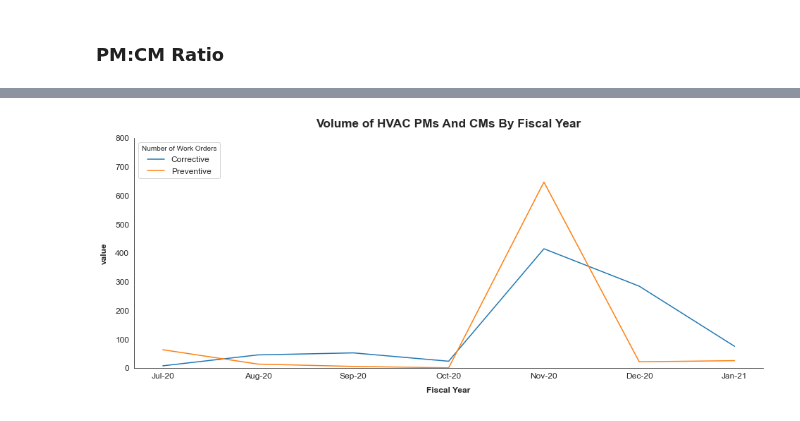
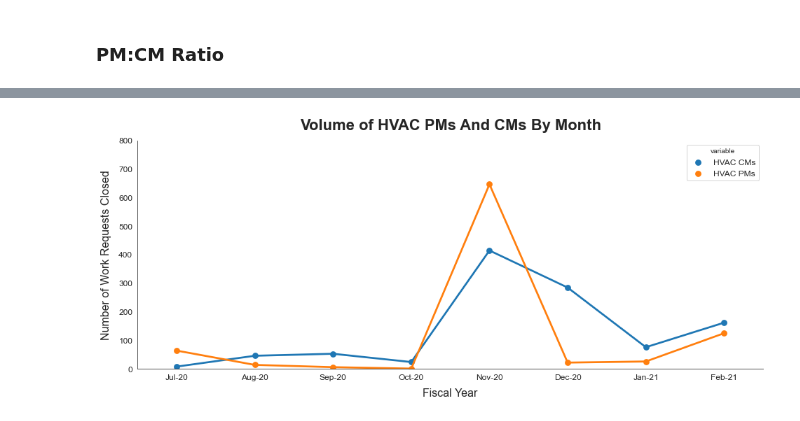
Before and after one commit to department-of-general-services/KPI_central, a Jupyter notebook: FMD_scorecard.ipynb, the cells around one changed output, grey strips where cells are left out. Cells and saved outputs as stored; diff of their text form; code cells hidden in the pictures.

```diff
--- a/FMD_scorecard.ipynb
+++ b/FMD_scorecard.ipynb
@@ -50,7 +51,7 @@ pd.options.mode.chained_assignment = None  # default='warn'
 This data is a copy of Archibus's `wrhwr` table stored at DGS's account on Data.World. To see the exact query used to generate the input data, see `/sql/input_for_FMD_KPIs.sql`.
 # %%
 kpis_raw = dw.query(
-    dataset_key="dgsbpio/auditfinding3", query="select * from wrhwr_02042021"
+    dataset_key="dgsbpio/auditfinding3", query="select * from wrhwr_20210304"
 ).dataframe
 # %%
 print(f"The work orders dataframe has {kpis_raw.shape[0]:,} rows.")
@@ -97,7 +98,7 @@ By tidying the data, we have removed 127 rows.
 The data comes to us with many canceled work orders. Those shouldn't count against us as not having been completed on time. So we drop them here.
 # %%
 # drop rows that were canceled
-cond_valid = wr_tidy["status"] != "Can"
+cond_valid = ~wr_tidy["status"].isin(["Can", "Rej"])
 
 wr_valid = wr_tidy[cond_valid]
 
@@ -443,2 +446,4 @@ pointplot_with_barplot(
+# %%
+end_date = "03-01-2021"
 # %% [markdown]
 ### PMs on Time
@@ -491,7 +482,7 @@ pointplot_with_barplot(
 # %% [markdown]
 ### PM:CM Ratio
 # %%
-pm_cm_ratio_current_fy = compute_pm_cm_by_month(wr_HVAC, PM_list)
+pm_cm_ratio_current_fy = compute_pm_cm_by_month(wr_HVAC, PM_list, end_date=end_date)
 pm_cm_ratio_current_fy
 # %% [output]
 |  | year_month | pm_cm_ratio | count_cm | count_pm | count_hvac |
@@ -528,17 +520,25 @@ pointplot_with_barplot(
 # %%
-count_plot_data = pd.melt(
-    pm_cm_ratio_current_fy, id_vars=["year_month"], value_vars=["count_cm", "count_pm"]
+pm_cm_ratio_current_fy = pm_cm_ratio_current_fy.rename(
+    columns={"count_cm": "HVAC CMs", "count_pm": "HVAC PMs"}
 )
 
-ax = sns.lineplot(data=count_plot_data, y="value", x="year_month", hue="variable")
-new_labels = ["Corrective", "Preventive"]
-plt.legend(title="Number of Work Orders", loc="upper left", labels=new_labels)
+count_plot_data = pd.melt(
+    pm_cm_ratio_current_fy, id_vars=["year_month"], value_vars=["HVAC CMs", "HVAC PMs"]
+)
+
+
+ax = sns.pointplot(
+    data=count_plot_data, y="value", marker="o", x="year_month", hue="variable"
+)
+# new_labels = ["Corrective", "Preventive"]
+# plt.legend(title="Number of Work Orders", loc="upper left", labels=new_labels)
 
 ax.set(
-    title="Volume of HVAC PMs And CMs By Fiscal Year",
+    title="Volume of HVAC PMs And CMs By Month",
     xlabel="Fiscal Year",
+    ylabel="Number of Work Requests Closed",
     ylim=(0, 800),
 )
 sns.despine()
 # %% [output]
-[figure, old version]
+[figure, new version]
```
Also changed, not shown: parts of 28 cells of this notebook.
